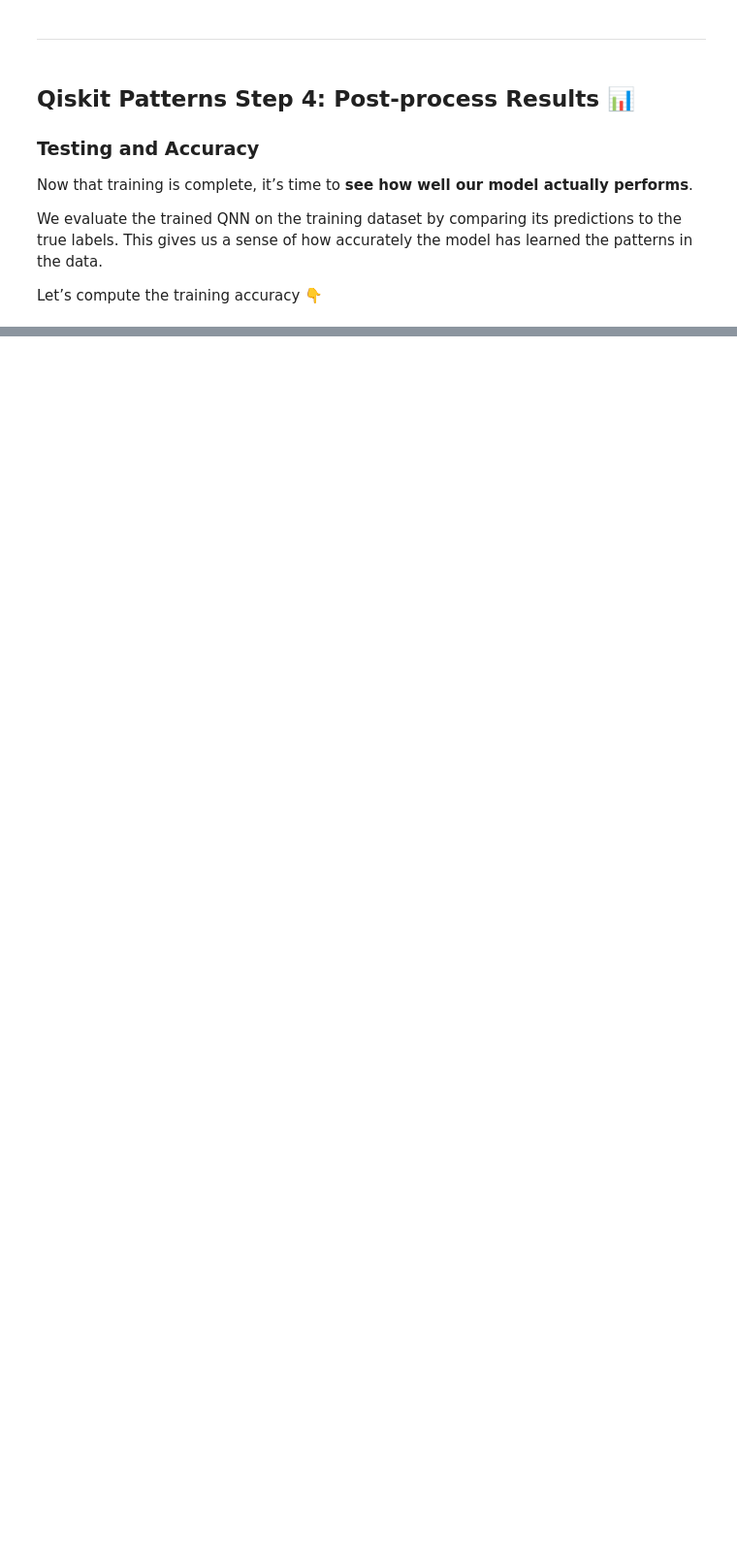
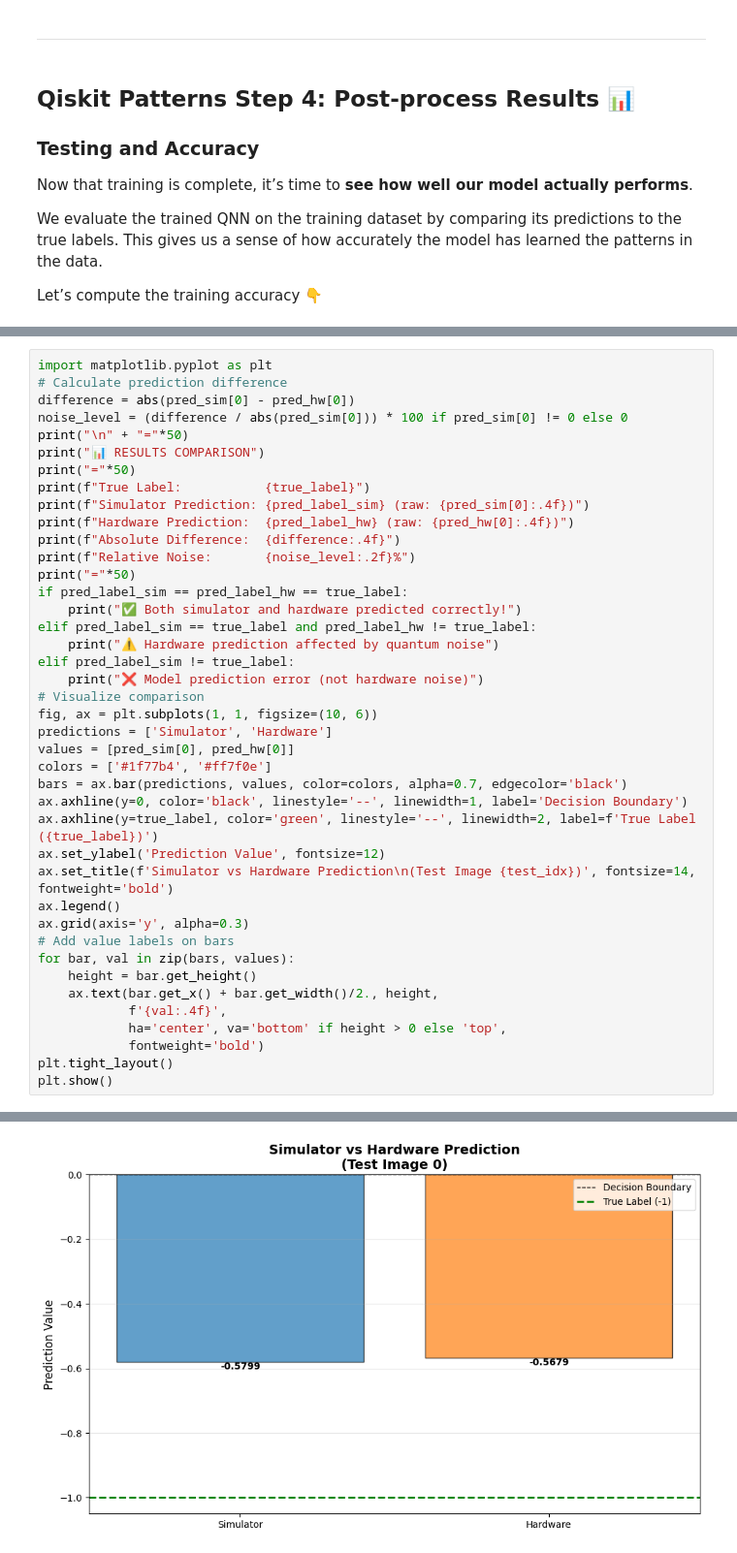
Before and after one commit to krialm/Quantum-Neural-Network-Workshop, a Jupyter notebook: QVC_QNN.ipynb, the cells around one changed output, grey strips where cells are left out. Shown at 97% size. Drawn from its saved outputs; the diff is of its cells as text; blank space fills up the shorter version.

```diff
--- a/QVC_QNN.ipynb
+++ b/QVC_QNN.ipynb
@@ -1000,0 +868,42 @@ plt.show()
+# %%
+import matplotlib.pyplot as plt
+# Calculate prediction difference
+difference = abs(pred_sim[0] - pred_hw[0])
+noise_level = (difference / abs(pred_sim[0])) * 100 if pred_sim[0] != 0 else 0
+print("\n" + "="*50)
+print("📊 RESULTS COMPARISON")
+print("="*50)
+print(f"True Label:           {true_label}")
+print(f"Simulator Prediction: {pred_label_sim} (raw: {pred_sim[0]:.4f})")
+print(f"Hardware Prediction:  {pred_label_hw} (raw: {pred_hw[0]:.4f})")
+print(f"Absolute Difference:  {difference:.4f}")
+print(f"Relative Noise:       {noise_level:.2f}%")
+print("="*50)
+if pred_label_sim == pred_label_hw == true_label:
+    print("✅ Both simulator and hardware predicted correctly!")
+elif pred_label_sim == true_label and pred_label_hw != true_label:
+    print("⚠️ Hardware prediction affected by quantum noise")
+elif pred_label_sim != true_label:
+    print("❌ Model prediction error (not hardware noise)")
+# Visualize comparison
+fig, ax = plt.subplots(1, 1, figsize=(10, 6))
+predictions = ['Simulator', 'Hardware']
+values = [pred_sim[0], pred_hw[0]]
+colors = ['#1f77b4', '#ff7f0e']
+bars = ax.bar(predictions, values, color=colors, alpha=0.7, edgecolor='black')
+ax.axhline(y=0, color='black', linestyle='--', linewidth=1, label='Decision Boundary')
+ax.axhline(y=true_label, color='green', linestyle='--', linewidth=2, label=f'True Label ({true_label})')
+ax.set_ylabel('Prediction Value', fontsize=12)
+ax.set_title(f'Simulator vs Hardware Prediction\n(Test Image {test_idx})', fontsize=14, fontweight='bold')
+ax.legend()
+ax.grid(axis='y', alpha=0.3)
+# Add value labels on bars
+for bar, val in zip(bars, values):
+    height = bar.get_height()
+    ax.text(bar.get_x() + bar.get_width()/2., height,
+            f'{val:.4f}',
+            ha='center', va='bottom' if height > 0 else 'top',
+            fontweight='bold')
+plt.tight_layout()
+plt.show()
+# %% [output]
@@ -1000,0 +920 @@ plt.show()
+[figure, added]
```
Also changed, not shown: parts of 71 cells of this notebook.
